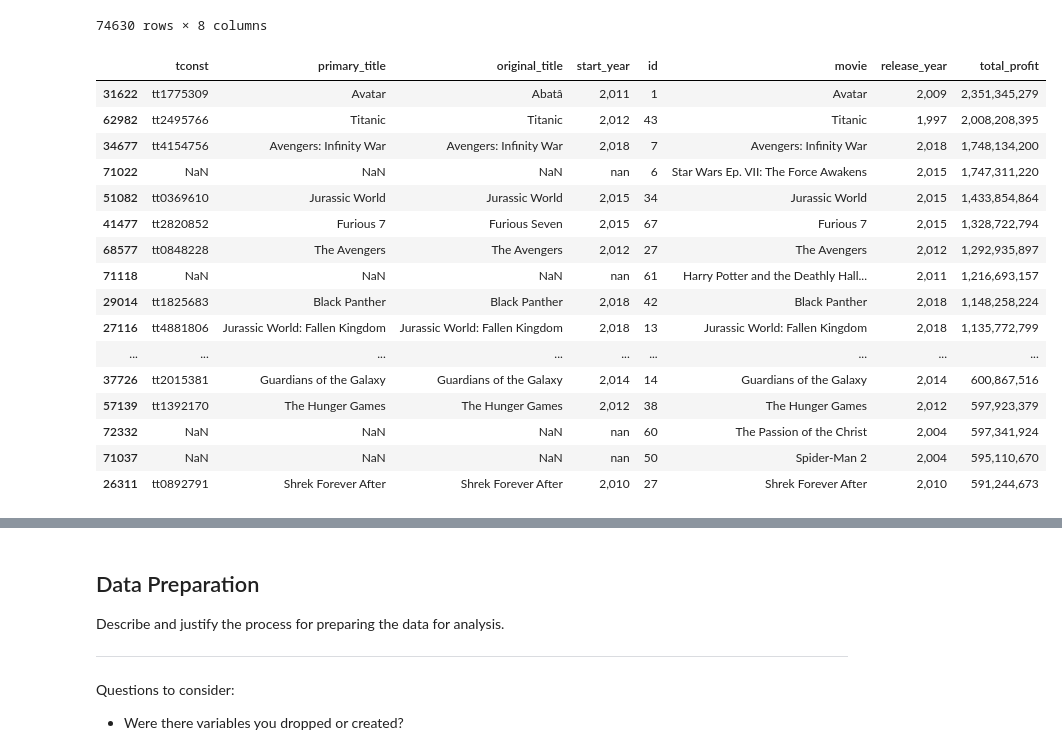
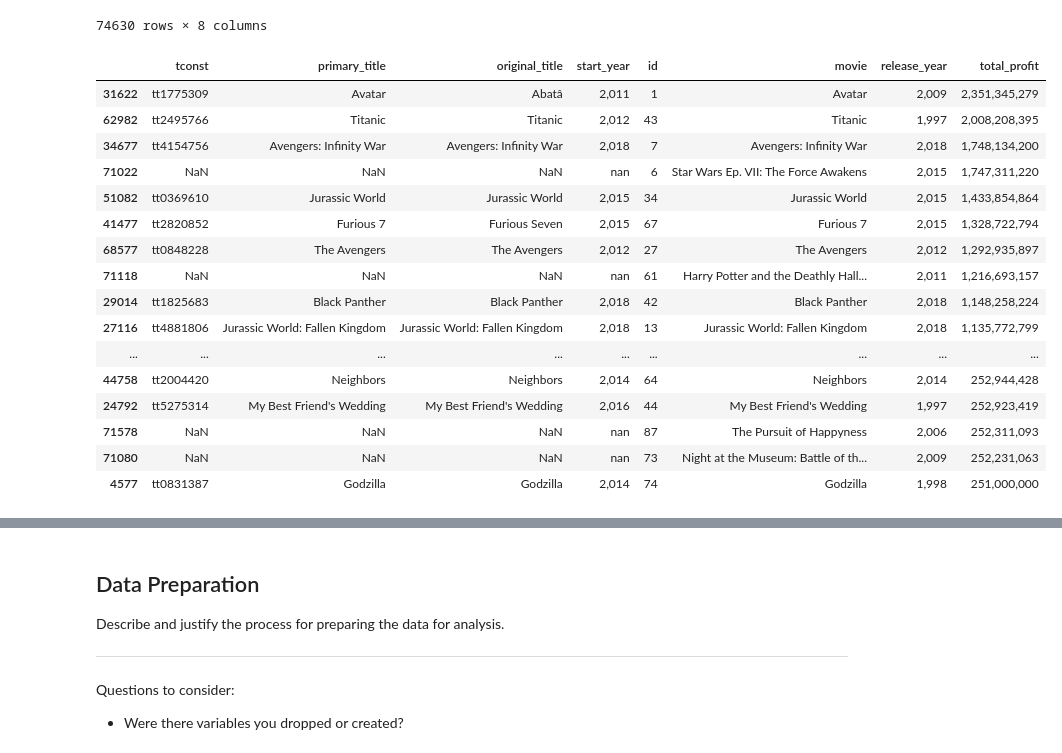
Before and after one commit to jxn628/dsc-phase-1-project, a Jupyter notebook: student.ipynb, the cells around one changed output, grey strips where cells are left out. Cells and saved outputs as stored; diff of their text form; code cells hidden in the pictures.

```diff
--- a/student.ipynb
+++ b/student.ipynb
@@ -153,7 +153,7 @@ imdb_title_ratings_csv_gz
 #to change anything.
 
 #change the amount of rows displayed
-pd.set_option('display.max_rows', 100)
+pd.set_option('display.max_rows', 1000)
 # %%
 #This takes the decimal places out of floats. I may need to change this for some of the other features.
 pd.options.display.float_format = '{:,.0f}'.format
@@ -1012,25 +1034,25 @@ merged_df_outer
 | 74629 | NaN | NaN | NaN | nan | 82 | My Date With Drew | 2,005 | 179,941 |
 74630 rows × 8 columns
 # %%
-merged_df_outer.sort_values('total_profit', ascending=False).head(100)
+merged_df_outer.sort_values('total_profit', ascending=False).head(1000)
 # %% [output]
 |  | tconst | primary_title | original_title | start_year | id | movie | release_year | total_profit |
 | 31622 | tt1775309 | Avatar | Abatâ | 2,011 | 1 | Avatar | 2,009 | 2,351,345,279 |
 | 62982 | tt2495766 | Titanic | Titanic | 2,012 | 43 | Titanic | 1,997 | 2,008,208,395 |
 | 34677 | tt4154756 | Avengers: Infinity War | Avengers: Infinity War | 2,018 | 7 | Avengers: Infinity War | 2,018 | 1,748,134,200 |
 | 71022 | NaN | NaN | NaN | nan | 6 | Star Wars Ep. VII: The Force Awakens | 2,015 | 1,747,311,220 |
 | 51082 | tt0369610 | Jurassic World | Jurassic World | 2,015 | 34 | Jurassic World | 2,015 | 1,433,854,864 |
 | 41477 | tt2820852 | Furious 7 | Furious Seven | 2,015 | 67 | Furious 7 | 2,015 | 1,328,722,794 |
 | 68577 | tt0848228 | The Avengers | The Avengers | 2,012 | 27 | The Avengers | 2,012 | 1,292,935,897 |
 | 71118 | NaN | NaN | NaN | nan | 61 | Harry Potter and the Deathly Hall... | 2,011 | 1,216,693,157 |
 | 29014 | tt1825683 | Black Panther | Black Panther | 2,018 | 42 | Black Panther | 2,018 | 1,148,258,224 |
 | 27116 | tt4881806 | Jurassic World: Fallen Kingdom | Jurassic World: Fallen Kingdom | 2,018 | 13 | Jurassic World: Fallen Kingdom | 2,018 | 1,135,772,799 |
 | ... | ... | ... | ... | ... | ... | ... | ... | ... |
-| 37726 | tt2015381 | Guardians of the Galaxy | Guardians of the Galaxy | 2,014 | 14 | Guardians of the Galaxy | 2,014 | 600,867,516 |
-| 57139 | tt1392170 | The Hunger Games | The Hunger Games | 2,012 | 38 | The Hunger Games | 2,012 | 597,923,379 |
-| 72332 | NaN | NaN | NaN | nan | 60 | The Passion of the Christ | 2,004 | 597,341,924 |
-| 71037 | NaN | NaN | NaN | nan | 50 | Spider-Man 2 | 2,004 | 595,110,670 |
-| 26311 | tt0892791 | Shrek Forever After | Shrek Forever After | 2,010 | 27 | Shrek Forever After | 2,010 | 591,244,673 |
+| 44758 | tt2004420 | Neighbors | Neighbors | 2,014 | 64 | Neighbors | 2,014 | 252,944,428 |
+| 24792 | tt5275314 | My Best Friend's Wedding | My Best Friend's Wedding | 2,016 | 44 | My Best Friend's Wedding | 1,997 | 252,923,419 |
+| 71578 | NaN | NaN | NaN | nan | 87 | The Pursuit of Happyness | 2,006 | 252,311,093 |
+| 71080 | NaN | NaN | NaN | nan | 73 | Night at the Museum: Battle of th... | 2,009 | 252,231,063 |
+| 4577 | tt0831387 | Godzilla | Godzilla | 2,014 | 74 | Godzilla | 1,998 | 251,000,000 |
 # %%
 #The start_year and release_year values are no longer in datetime format. I need to change the null values
 #to an appropriate value so that I can correctly format the years.
```
Also changed, not shown: parts of 7 cells of this notebook.
